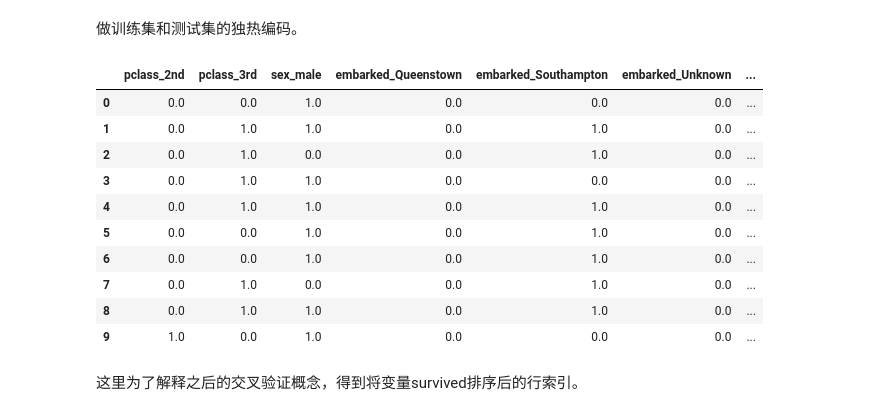
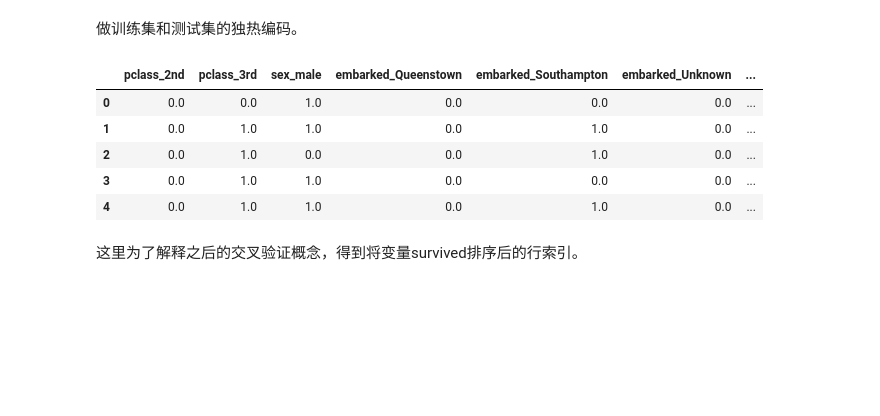
Before and after one commit to LiuYuann/Python-, a Jupyter notebook: 训练决策树模型预测泰坦尼克号乘客数据集中乘客生存情况，并做超参数调优.ipynb, the cells around one changed output. Saved outputs shown, nothing was run; the diff lists cells and outputs as text; code cells hidden in the pictures; blank space fills up the shorter version.

```diff
--- a/训练决策树模型预测泰坦尼克号乘客数据集中乘客生存情况，并做超参数调优.ipynb
+++ b/训练决策树模型预测泰坦尼克号乘客数据集中乘客生存情况，并做超参数调优.ipynb
@@ -55,25 +55,20 @@ test_X[['age','fare']] = imp.transform(test_X[['age','fare']])
 # %%
 categorical_cols = ['pclass','sex','embarked']
 numeric_cols = list(set(X.columns) - set(categorical_cols))
 ohe = OneHotEncoder(drop = 'first', sparse = False)
 train_X = np.hstack((ohe.fit_transform(train_X[categorical_cols]), train_X[numeric_cols]))
-cols = ["pclass_2nd","pclass_3rd","sex_male","embarked_Queenstown","embarked_Southampton","embarked_Unknown","sibsp","fare","age","parch"]
+cols = ["pclass_2nd","pclass_3rd","sex_male","embarked_Queenstown","embarked_Southampton","embarked_Unknown","sibsp","fare","parch","age"]
 train_X = pd.DataFrame(train_X, columns = cols)
 test_X = np.hstack((ohe.transform(test_X[categorical_cols]), test_X[numeric_cols]))
 test_X = pd.DataFrame(test_X, columns = cols)
-train_X.head(10)
+train_X.head()
 # %% [output]
 |  | pclass_2nd | pclass_3rd | sex_male | embarked_Queenstown | embarked_Southampton | embarked_Unknown | ... |
 | 0 | 0.0 | 0.0 | 1.0 | 0.0 | 0.0 | 0.0 | ... |
 | 1 | 0.0 | 1.0 | 1.0 | 0.0 | 1.0 | 0.0 | ... |
 | 2 | 0.0 | 1.0 | 0.0 | 0.0 | 1.0 | 0.0 | ... |
 | 3 | 0.0 | 1.0 | 1.0 | 0.0 | 0.0 | 0.0 | ... |
 | 4 | 0.0 | 1.0 | 1.0 | 0.0 | 1.0 | 0.0 | ... |
-| 5 | 0.0 | 0.0 | 1.0 | 0.0 | 1.0 | 0.0 | ... |
-| 6 | 0.0 | 0.0 | 1.0 | 0.0 | 1.0 | 0.0 | ... |
-| 7 | 0.0 | 1.0 | 0.0 | 0.0 | 1.0 | 0.0 | ... |
-| 8 | 0.0 | 1.0 | 1.0 | 0.0 | 1.0 | 0.0 | ... |
-| 9 | 1.0 | 0.0 | 1.0 | 0.0 | 0.0 | 0.0 | ... |
 # %% [markdown]
 这里为了解释之后的交叉验证概念，得到将变量survived排序后的行索引。
 # %% [markdown]
```
Also changed, not shown: parts of 2 cells of this notebook, 1 other file.
